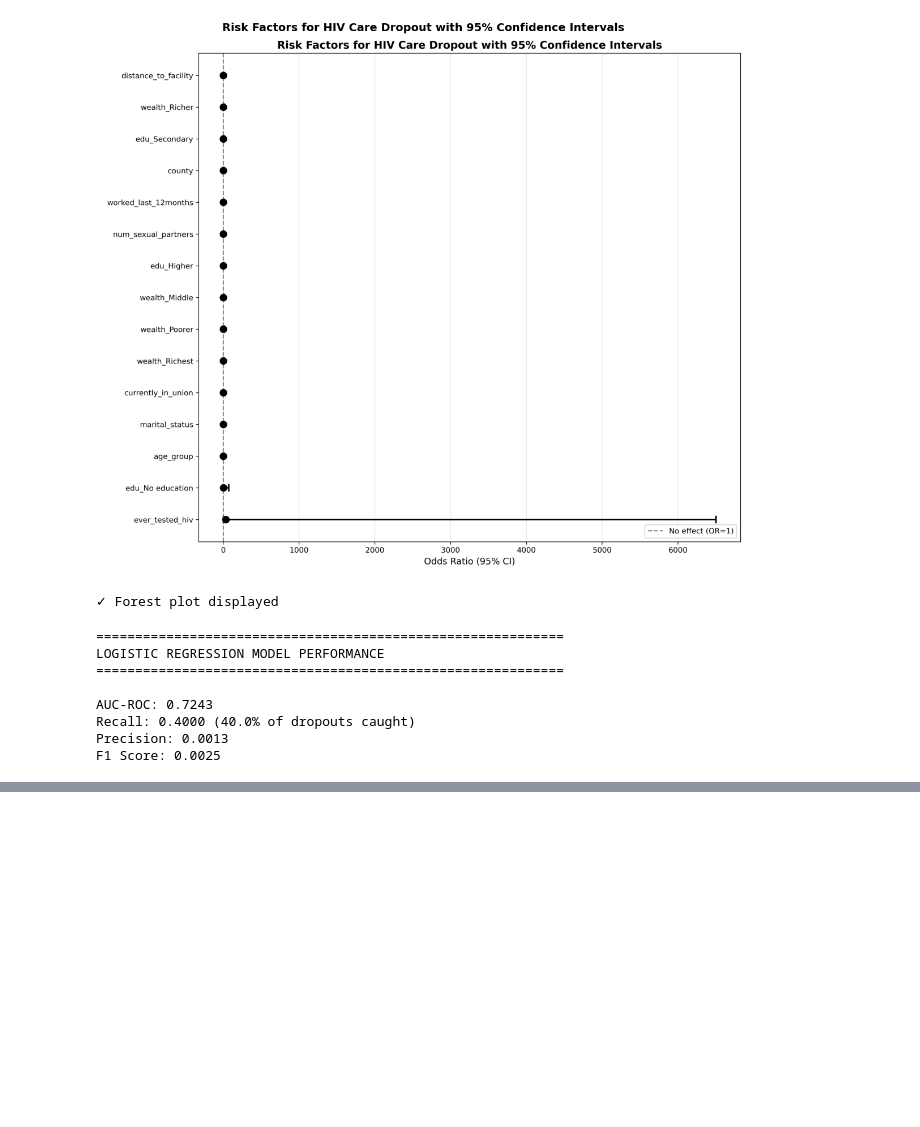
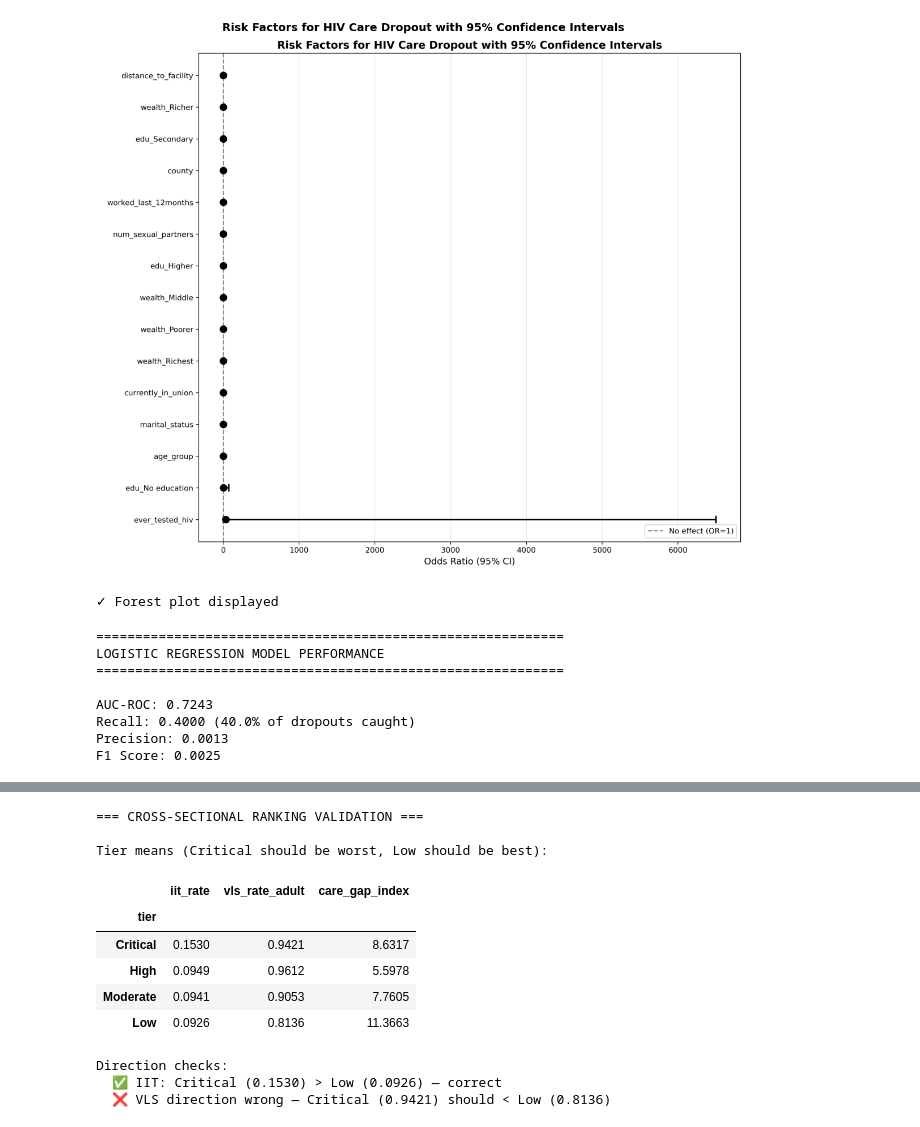
Before and after one commit to Daniellamuli/Phase-5-HIV-Care-Gap-AI, a Jupyter notebook: notebooks/08_model_evaluation.ipynb, the cells around one changed output, grey strips where cells are left out. Drawn from its saved outputs; the diff is of its cells as text; code cells hidden in the pictures; blank space fills up the shorter version.

```diff
--- a/notebooks/08_model_evaluation.ipynb
+++ b/notebooks/08_model_evaluation.ipynb
@@ -605,0 +1041,59 @@ MODEL 2 EVALUATION SUMMARY
+# %%
+print("=== CROSS-SECTIONAL RANKING VALIDATION ===\n")
+
+# ── Tier vs IIT direction ────────────────────────────────────
+tier_means = (
+    county_prof
+    .groupby("tier")[[CGI_IIT_COL, CGI_VLS_COL, "care_gap_index"]]
+    .mean()
+    .reindex(TIER_LABELS)
+    .round(4)
+)
+
+print("Tier means (Critical should be worst, Low should be best):")
+display(tier_means)
+
+# Validate direction — Critical must have higher IIT than Low
+iit_critical = tier_means.loc["Critical", CGI_IIT_COL]
+iit_low      = tier_means.loc["Low",      CGI_IIT_COL]
+vls_critical = tier_means.loc["Critical", CGI_VLS_COL]
+vls_low      = tier_means.loc["Low",      CGI_VLS_COL]
+
+print("\nDirection checks:")
+
+if iit_critical > iit_low:
+    print(
+        f"  ✅ IIT: Critical ({iit_critical:.4f}) > "
+        f"Low ({iit_low:.4f}) — correct"
+    )
+else:
+    print(
+        f"  ❌ IIT direction wrong — "
+        f"Critical ({iit_critical:.4f}) should > "
+        f"Low ({iit_low:.4f})"
+    )
+
+if vls_critical < vls_low:
+    print(
+        f"  ✅ VLS: Critical ({vls_critical:.4f}) < "
+        f"Low ({vls_low:.4f}) — correct"
+    )
+else:
+    print(
+        f"  ❌ VLS direction wrong — "
+        f"Critical ({vls_critical:.4f}) should < "
+        f"Low ({vls_low:.4f})"
+    )
+# %% [output]
+=== CROSS-SECTIONAL RANKING VALIDATION ===
+
+Tier means (Critical should be worst, Low should be best):
+|  | iit_rate | vls_rate_adult | care_gap_index |
+| tier |  |  |  |
+| Critical | 0.1530 | 0.9421 | 8.6317 |
+| High | 0.0949 | 0.9612 | 5.5978 |
+| Moderate | 0.0941 | 0.9053 | 7.7605 |
+| Low | 0.0926 | 0.8136 | 11.3663 |
+Direction checks:
+  ✅ IIT: Critical (0.1530) > Low (0.0926) — correct
+  ❌ VLS direction wrong — Critical (0.9421) should < Low (0.8136)
```
Also changed, not shown: parts of 23 cells of this notebook.
